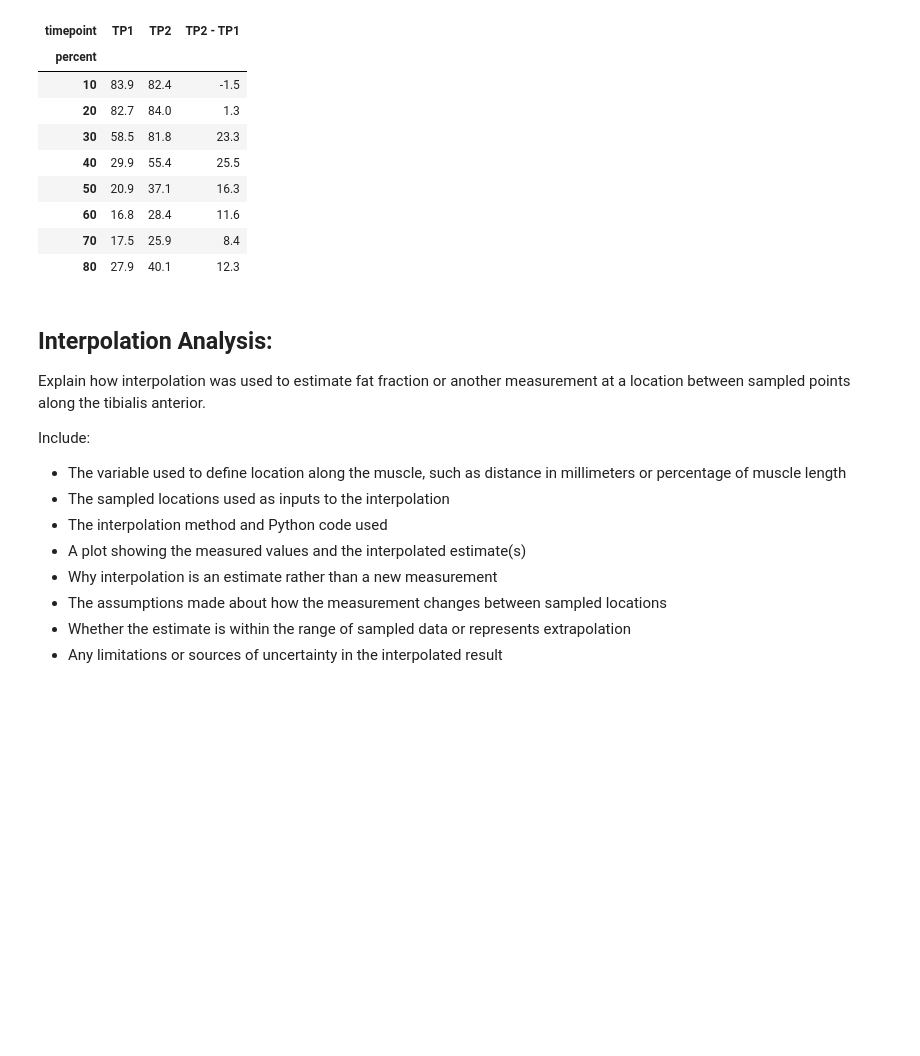
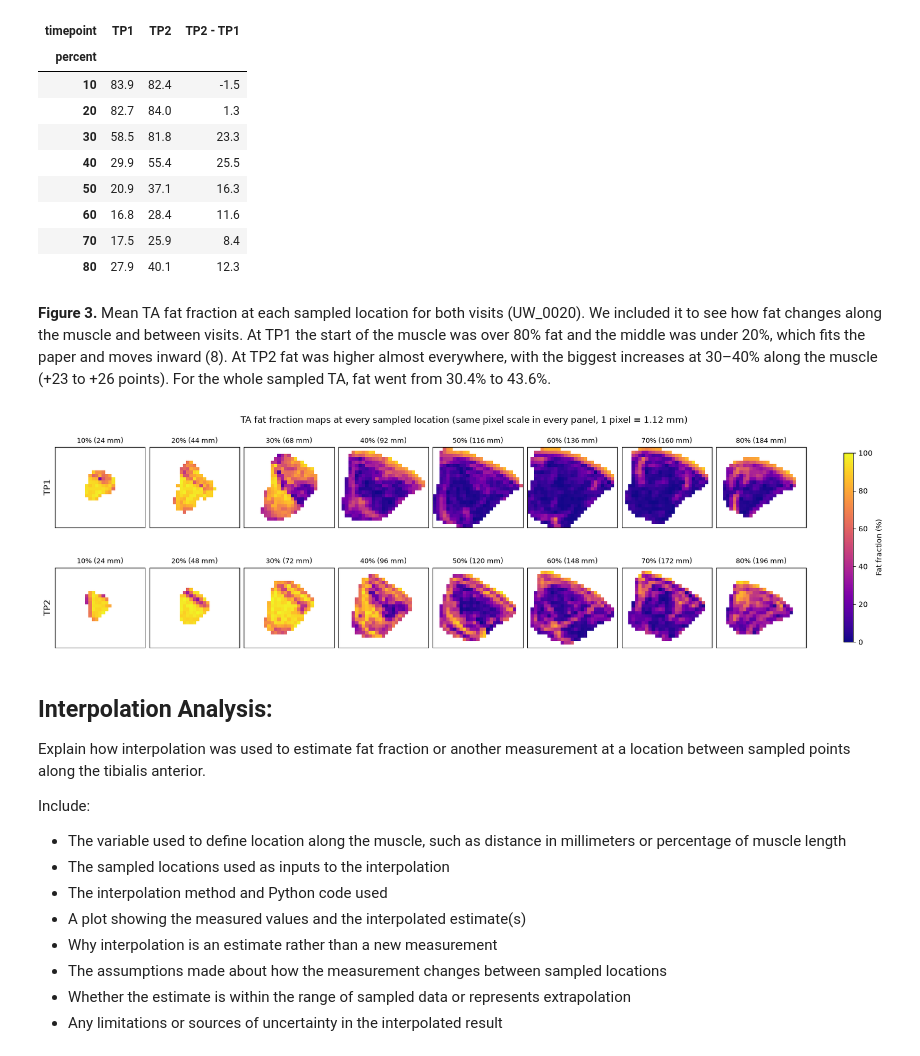
Before and after one commit to IliyaSomov-code/Module-2-Collab, a Jupyter notebook: FSHD_IliyaMakayla_Project.ipynb, the cells around one changed output. Cells and saved outputs as stored; diff of their text form; code cells hidden in the pictures; blank space fills up the shorter version.

```diff
--- a/FSHD_IliyaMakayla_Project.ipynb
+++ b/FSHD_IliyaMakayla_Project.ipynb
@@ -380,6 +380,52 @@ TP2: whole sampled TA = 43.6% fat
 | 60 | 16.8 | 28.4 | 11.6 |
 | 70 | 17.5 | 25.9 | 8.4 |
 | 80 | 27.9 | 40.1 | 12.3 |
+# %% [markdown]
+**Figure 3.** Mean TA fat fraction at each sampled location for both visits (UW_0020). We included it to see how fat changes along the muscle and between visits. At TP1 the start of the muscle was over 80% fat and the middle was under 20%, which fits the paper and moves inward (8). At TP2 fat was higher almost everywhere, with the biggest increases at 30–40% along the muscle (+23 to +26 points). For the whole sampled TA, fat went from 30.4% to 43.6%.
+# %%
+ta_maps = {}
+for _, r in manifest.iterrows():
+    w = np.load(DATA_DIR / r["water_file"])
+    f = np.load(DATA_DIR / r["fat_file"])
+    m = np.load(DATA_DIR / r["mask_file"]).astype(bool)
+    ff_map = calculate_fat_fraction(w, f)
+    ff_map[~m] = np.nan                     # keep only TA pixels
+    rr, cc = np.where(m)                    # crop to the box around the TA
+                                            # Claude was used heavily in this cell for debugging, I still don't know how it fixed it
+    ta_maps[(r["timepoint"], r["percent_along_muscle"])] = ff_map[rr.min():rr.max() + 1,
+                                                                  cc.min():cc.max() + 1]
+# %%
+max_h = max(m.shape[0] for m in ta_maps.values())
+max_w = max(m.shape[1] for m in ta_maps.values())
+
+def pad_to_canvas(m):
+    canvas = np.full((max_h, max_w), np.nan)
+    top = (max_h - m.shape[0]) // 2
+    left = (max_w - m.shape[1]) // 2
+    canvas[top:top + m.shape[0], left:left + m.shape[1]] = m
+    return canvas
+
+percents = sorted(slices["percent"].unique())
+fig, axes = plt.subplots(2, 8, figsize=(16, 4.8), layout="constrained")
+for i, tp in enumerate(["TP1", "TP2"]):
+    for j, pct in enumerate(percents):
+        ax = axes[i, j]
+        im = ax.imshow(pad_to_canvas(ta_maps[(tp, pct)]), cmap="plasma",
+                       vmin=0, vmax=100)
+        mm = slices.loc[(slices["timepoint"] == tp) &
+                        (slices["percent"] == pct),
+                        "distance_mm"].item()
+        ax.set_title(f"{pct}% ({mm:.0f} mm)", fontsize=9)
+        ax.set_xticks([])
+        ax.set_yticks([])
+    axes[i, 0].set_ylabel(tp, fontsize=12)
+
+fig.colorbar(im, ax=axes, shrink=0.8, label="Fat fraction (%)")
+fig.suptitle("TA fat fraction maps at every sampled location "
+             "(same pixel scale in every panel, 1 pixel = 1.12 mm)")
+plt.show()
+# %% [output]
+[figure, added]
 # %% [markdown]
 ## Interpolation Analysis:
 
```
Also changed, not shown: parts of 3 cells of this notebook.
